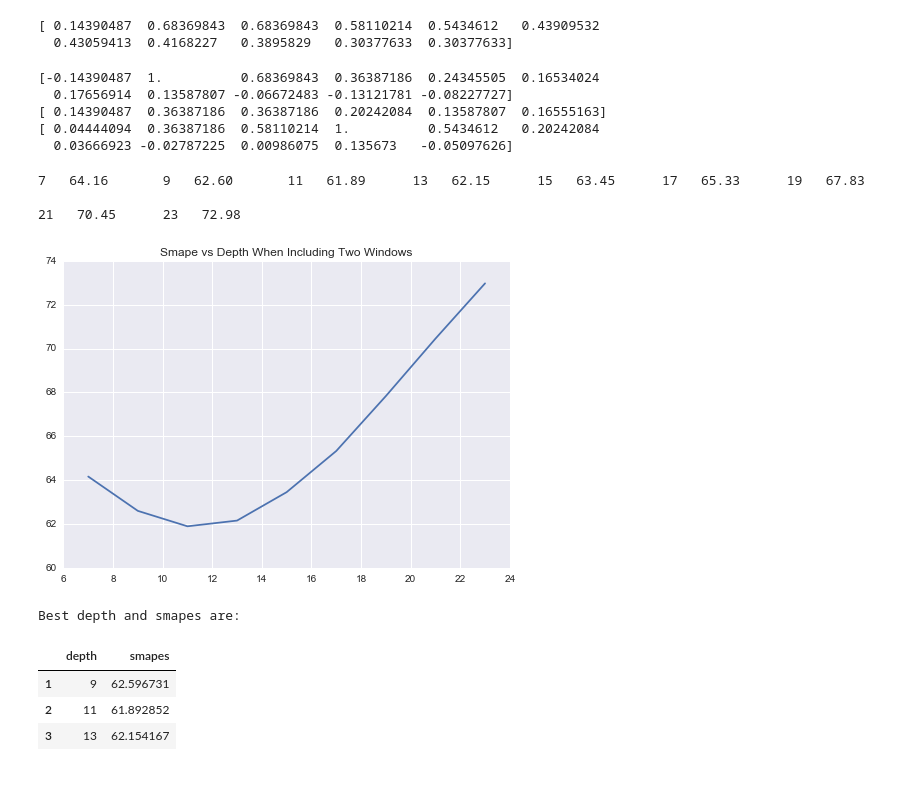
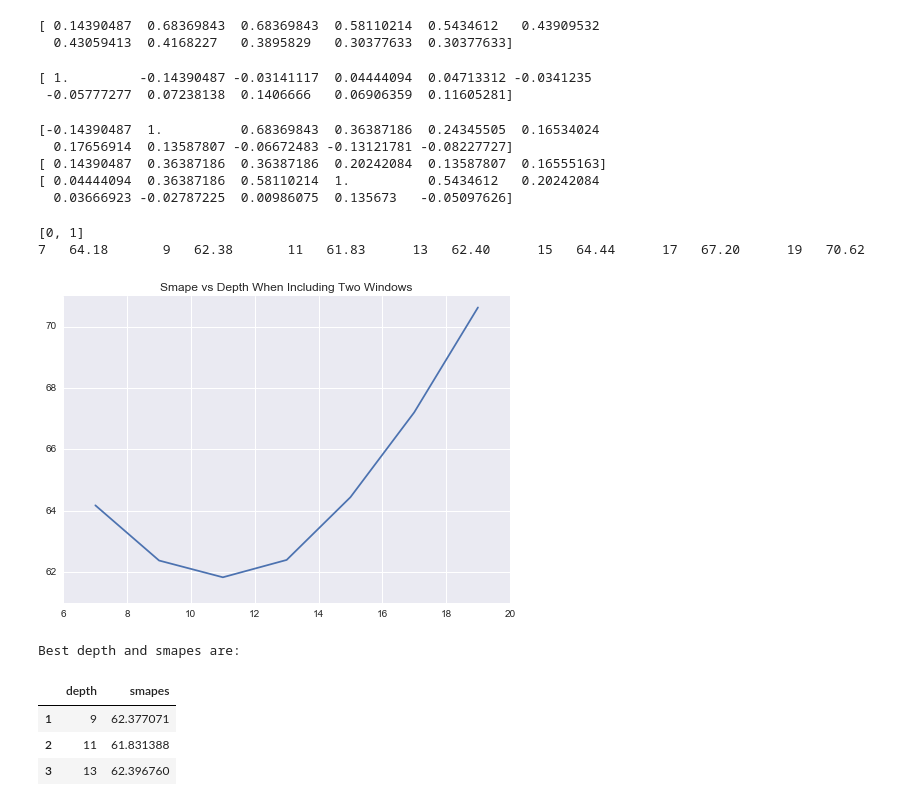
Before and after one commit to MatthewMcGonagle/KaggleWikiTraffic, a Jupyter notebook: FinalReport.ipynb, the cells around one changed output. Saved outputs shown, nothing was run; the diff lists cells and outputs as text; code cells hidden in the pictures.

```diff
--- a/FinalReport.ipynb
+++ b/FinalReport.ipynb
@@ -783,33 +692,0 @@ def timeFeatures2(X, windowSizes):
-# %%
-# Let's try searching over both window sizes.
-
-param = 300
-nSamples, nTimes = X_train.shape
-search = np.arange(1, nTimes, 50)
-search = [[x, y] for x in search for y in search if x + y < nTimes + 1]
-Z_train = np.log(param + X_train[:, nName:])
-
-nColumns = 5
-columns = np.arange(len(search)) % nColumns
-results = []
-
-print('[WindowSize1, WindowSize2], Correlation All Mean vs Window 1 Mean:' )
-for sizes, col in zip(search, columns):
-
-    tFeatures = timeFeatures2(Z_train, sizes)
-    tFeatures = transform_tFeatures(tFeatures, 3)
-
-    corr_vars = tFeatures.T
-    corr_matrix = np.corrcoef(corr_vars)
-    results.append(corr_matrix)
-    print(sizes, ' ', '%.2f' % corr_matrix[0, 1], '\t', end = '')
-    if col == nColumns - 1:
-        print('\n')
-
-results = np.stack(results, axis = -1)
-plt.plot(results[0, 1])
-plt.plot(results[0, 2], color = 'red')
-plt.plot(results[1, 2], color = 'green')
-plt.legend(['All vs Window1', 'All vs Window2', 'Window1 vs Window2'], loc = (1.1, 0.5))
-plt.title('Correlations for Means Allowing Different Window Sizes')
-plt.show()
@@ -979,10 +708,10 @@ nColumns = 5
 columns = np.arange(len(search)) % nColumns
 results = []
 
-print('[WindowSize1, WindowSize2], Correlation All Mean vs Window 1 Mean:' )
+print('nWindows, Correlation Norms:' )
 for var, col in zip(search, columns):
 
-    tFeatures = timeFeatures3(Z_train, var)
+    tFeatures = timeFeatures(Z_train, var)
 
     corr_vars = tFeatures.T
     corr_matrix = np.corrcoef(corr_vars)
@@ -1028,6 +757,11 @@ print(np.amax(np.abs(corr_matrix[rows, cols]), axis = 1))
 [figure]
 [ 0.14390487  0.68369843  0.68369843  0.58110214  0.5434612   0.43909532
   0.43059413  0.4168227   0.3895829   0.30377633  0.30377633]
+# %%
+print(corr_matrix[0])
+# %% [output]
+[ 1.         -0.14390487 -0.03141117  0.04444094  0.04713312 -0.0341235
+ -0.05777277  0.07238138  0.1406666   0.06906359  0.11605281]
 # %%
 print(corr_matrix[1])
 
@@ -1047,11 +781,12 @@ print(corr_matrix[3])
 # %%
 # Now we look at a depth first search.
 param = 300
-colsToKeep = [i for i in np.arange(11) if i not in [2, 4, 6, 8, 10]]
+colsToKeep = [0, 1]
+print(colsToKeep)
 colsToKeep = np.array(colsToKeep)
 timeTransformer = Pipeline([ ('dropNames', FunctionTransformer(lambda X : X[:, nName:])),
                              ('log', FunctionTransformer(lambda X : np.log(param + X))),
-                             ('timeFeatures3', FunctionTransformer(timeFeatures3,
+                             ('timeFeatures3', FunctionTransformer(timeFeatures,
                                                                  kw_args = {'nWindows' : 11})),
                              ('dropTransformed', FunctionTransformer(lambda X : X[:, colsToKeep]))])
 
@@ -1063,40 +798,39 @@ dataTransformer = FeatureUnion([ ('name', nameTransformer),
 model = Pipeline([ ('data', dataTransformer),
                    ('tree', DecisionTreeRegressor(max_depth = 10)) ])
 
-search = np.arange(7, 25, 2)
+search = np.arange(7, 20, 2)
 
 smapes = np.empty(0)
 nColumns = 7
 columns = np.arange(len(search)) % nColumns
 
 Z_train = np.log(param + Y_train)
 for depth, col in zip(search, columns):
     model.set_params(tree__max_depth = depth)
     model.fit(X_train, Z_train)
     Z_predict = model.predict(X_valid)
     Y_predict = -param + np.exp(Z_predict)
     newsmape = smape(epsilon + Y_predict, Y_valid)
     smapes = np.append(smapes, newsmape)
     print(depth, ' ', '%.2f' % newsmape, '\t', end = '')
     if col == nColumns - 1:
         print('\n')
 
 plt.plot(search, smapes)
 plt.title('Smape vs Depth When Including Two Windows')
 plt.show()
 
 print('Best depth and smapes are:')
 results_df = pd.DataFrame(search, columns = ['depth'])
 results_df['smapes'] = smapes
 
 results_df[results_df.smapes < 63]
 # %% [output]
-7   64.16       9   62.60       11   61.89      13   62.15      15   63.45      17   65.33      19   67.83
-
-21   70.45      23   72.98
+[0, 1]
+7   64.18       9   62.38       11   61.83      13   62.40      15   64.44      17   67.20      19   70.62
-[figure, old version]
+[figure, new version]
 Best depth and smapes are:
 |  | depth | smapes |
-| 1 | 9 | 62.596731 |
-| 2 | 11 | 61.892852 |
-| 3 | 13 | 62.154167 |
+| 1 | 9 | 62.377071 |
+| 2 | 11 | 61.831388 |
+| 3 | 13 | 62.396760 |
```
Also changed, not shown: parts of 27 cells of this notebook.
